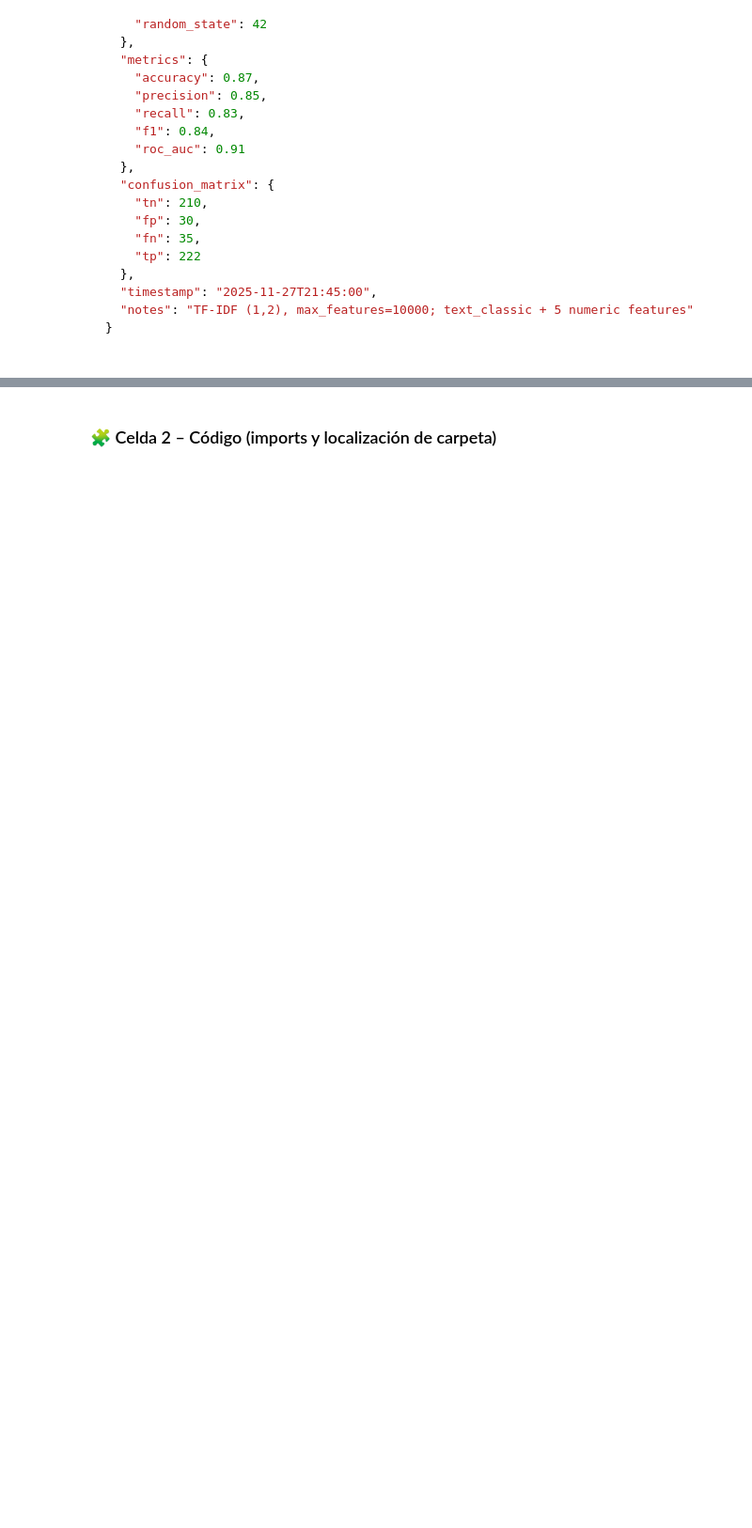
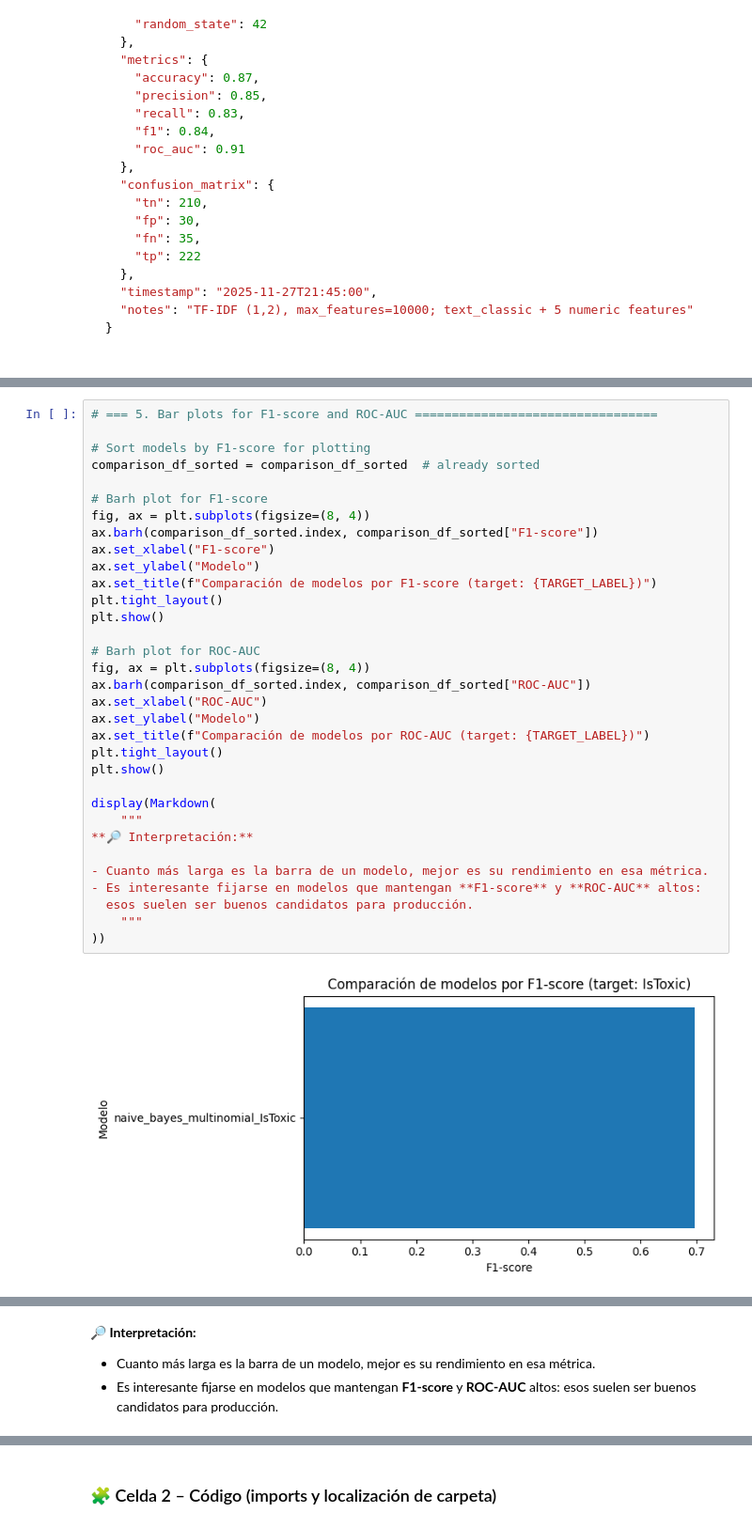
Before and after one commit to Bootcamp-IA-P5/Proyecto_X_NLP_G4, a Jupyter notebook: backend/notebooks/comparison_models.ipynb, the cells around one changed output, grey strips where cells are left out. Shown at 94% size. Saved outputs shown, nothing was run; the diff lists cells and outputs as text; blank space fills up the shorter version.

```diff
--- a/backend/notebooks/comparison_models.ipynb
+++ b/backend/notebooks/comparison_models.ipynb
@@ -41,0 +350,35 @@ Todos los notebooks de modelado deben generar un `.json` con la siguiente estruc
+# %%
+# === 5. Bar plots for F1-score and ROC-AUC =================================
+
+# Sort models by F1-score for plotting
+comparison_df_sorted = comparison_df_sorted  # already sorted
+
+# Barh plot for F1-score
+fig, ax = plt.subplots(figsize=(8, 4))
+ax.barh(comparison_df_sorted.index, comparison_df_sorted["F1-score"])
+ax.set_xlabel("F1-score")
+ax.set_ylabel("Modelo")
+ax.set_title(f"Comparación de modelos por F1-score (target: {TARGET_LABEL})")
+plt.tight_layout()
+plt.show()
+
+# Barh plot for ROC-AUC
+fig, ax = plt.subplots(figsize=(8, 4))
+ax.barh(comparison_df_sorted.index, comparison_df_sorted["ROC-AUC"])
+ax.set_xlabel("ROC-AUC")
+ax.set_ylabel("Modelo")
+ax.set_title(f"Comparación de modelos por ROC-AUC (target: {TARGET_LABEL})")
+plt.tight_layout()
+plt.show()
+
+display(Markdown(
+    """
+**🔎 Interpretación:**
+
+- Cuanto más larga es la barra de un modelo, mejor es su rendimiento en esa métrica.
+- Es interesante fijarse en modelos que mantengan **F1-score** y **ROC-AUC** altos:
+  esos suelen ser buenos candidatos para producción.
+    """
+))
+# %% [output]
+[figure, added]
@@ -41,0 +386,6 @@ Todos los notebooks de modelado deben generar un `.json` con la siguiente estruc
+
+**🔎 Interpretación:**
+
+- Cuanto más larga es la barra de un modelo, mejor es su rendimiento en esa métrica.
+- Es interesante fijarse en modelos que mantengan **F1-score** y **ROC-AUC** altos:
+  esos suelen ser buenos candidatos para producción.
```
Also changed, not shown: parts of 23 cells of this notebook, 5 other files.
